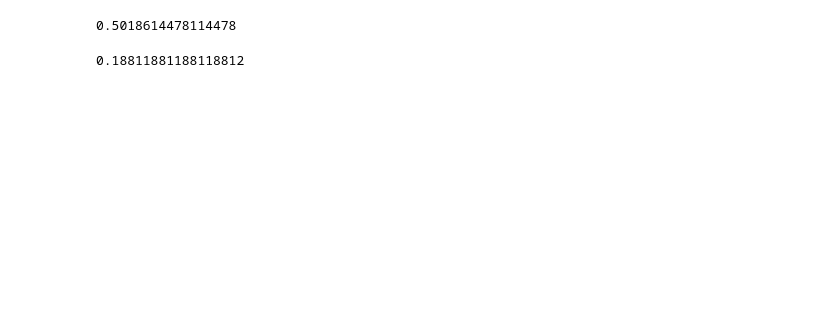
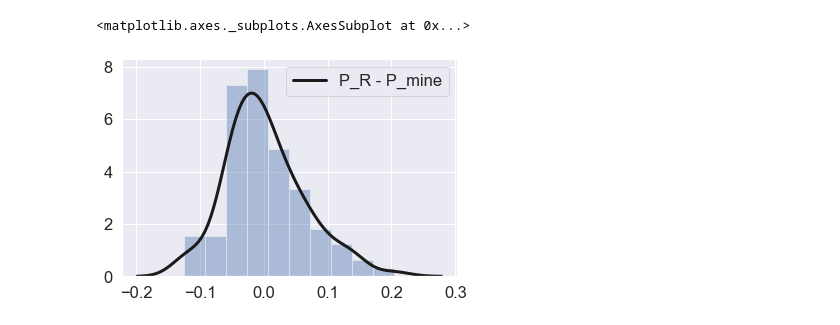
Before and after one commit to NeuroDataDesign/team-networkclass, a Jupyter notebook: Jayanta/discriminability.ipynb, the cells around one changed output. Cells and saved outputs as stored; diff of their text form; code cells hidden in the pictures; blank space fills up the shorter version.

```diff
--- a/Jayanta/discriminability.ipynb
+++ b/Jayanta/discriminability.ipynb
@@ -114,18 +6,32 @@ p
-# %%
-x = pd.read_csv('X_3.csv')
-y = pd.read_csv('Y_3.csv')
-
-X = np.zeros((300,2),dtype=float)
-Y = np.zeros(300,dtype=float)
-
-X[:,0] = x['V1']
-X[:,1] = x['V2']
-Y[:] = y['x']
-# %%
-p,D0 = p_value(X,Y)
-# %% [output]
-0.5018614478114478
-# %%
-print(p)
-# %% [output]
-0.18811881188118812
+# %%
+X = pd.read_csv('X.csv')
+Y = pd.read_csv('Y.csv')
+p_R = pd.read_csv('P.csv')
+stat_R = pd.read_csv('stat.csv')
+# %%
+iter = 100
+x = np.zeros((300,2),dtype = float)
+diffStat = np.zeros(100, dtype=float)
+diffP = np.zeros(100, dtype=float)
+oneSamp = oneSample()
+
+for i in range(0,iter):
+    indx1 = 'V' + str(2*i+1)
+    indx2 = 'V' + str(2*i+2)
+
+    yIndx = 'V' + str(i+1)
+
+    x[:,0] = X[indx1]
+    x[:,1] = X[indx2]
+    y = Y[yIndx]
+
+    stat, p = oneSamp.test(x,y)
+
+    diffStat[i] = stat_R[yIndx] - stat
+    diffP[i] = p_R[yIndx] - p
+# %%
+sns.set(font_scale=1.5)
+sns.distplot(diffP, hist = True, kde_kws={"color": "k", "lw": 3, "label": "P_R - P_mine"})
+# %% [output]
+<matplotlib.axes._subplots.AxesSubplot at 0x...>
+[figure, added]
```
Also changed, not shown: parts of 10 cells of this notebook.
